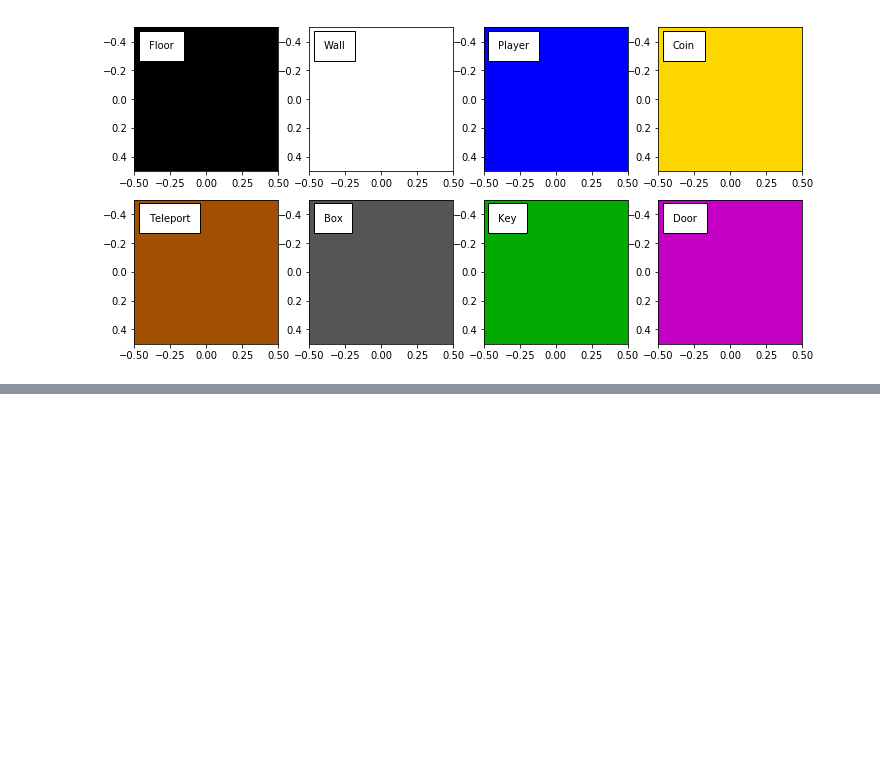
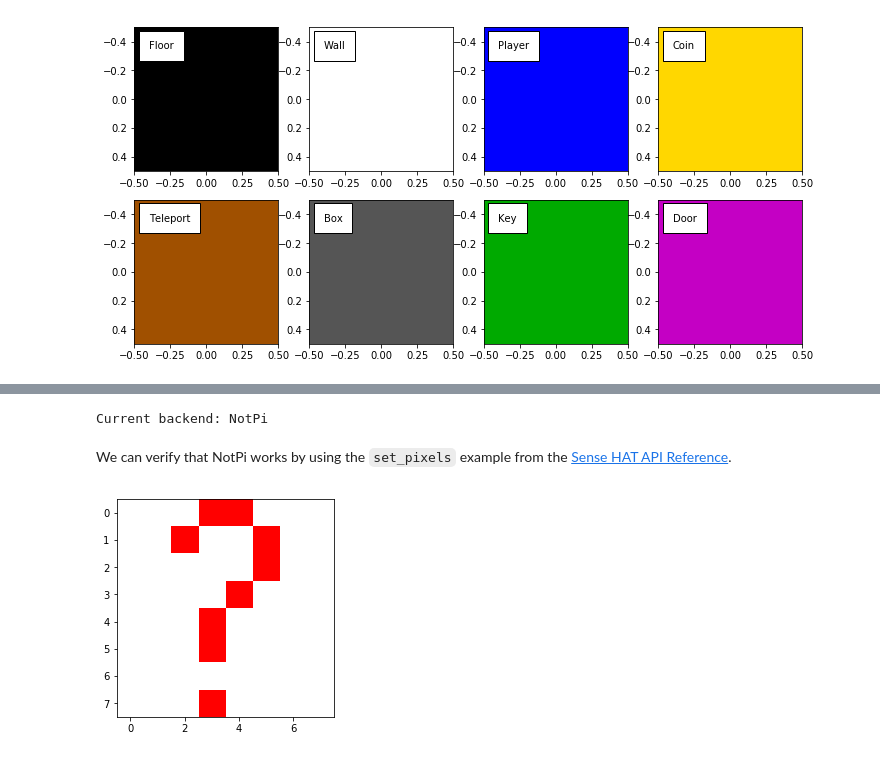
Before and after one commit to gentlemans-club/ledgame, a Jupyter notebook: ledgame.ipynb, the cells around one changed output, grey strips where cells are left out. Saved outputs shown, nothing was run; the diff lists cells and outputs as text; code cells hidden in the pictures; blank space fills up the shorter version.

```diff
--- a/ledgame.ipynb
+++ b/ledgame.ipynb
@@ -50,0 +68,38 @@ TODO, talk about why we created notpi :)
+# %%
+try:
+    # use SenseHat if available
+    from sense_hat import SenseHat
+    pi = SenseHat()
+except ImportError:
+    # if not, fall back to NotPi
+    from notpi import NotPi
+    pi = NotPi(init_pygame=False)
+
+print(f"Current backend: {pi.__class__.__name__}")
+# %% [output]
+Current backend: NotPi
+# %% [markdown]
+We can verify that NotPi works by using the `set_pixels` example from the [Sense HAT API Reference](https://pythonhosted.org/sense-hat/api/#sense-hat-api-reference).
+# %%
+X = [255, 0, 0]  # Red
+O = [255, 255, 255]  # White
+
+question_mark = [
+O, O, O, X, X, O, O, O,
+O, O, X, O, O, X, O, O,
+O, O, O, O, O, X, O, O,
+O, O, O, O, X, O, O, O,
+O, O, O, X, O, O, O, O,
+O, O, O, X, O, O, O, O,
+O, O, O, O, O, O, O, O,
+O, O, O, X, O, O, O, O
+]
+
+pi.set_pixels(question_mark)
+
+pixels = np.array(pi.get_pixels())
+grid = pixels.reshape((8, 8, 3))
+plt.imshow(grid, interpolation="none")
+plt.show()
+# %% [output]
+[figure, added]
```
Also changed, not shown: parts of 7 cells of this notebook.
